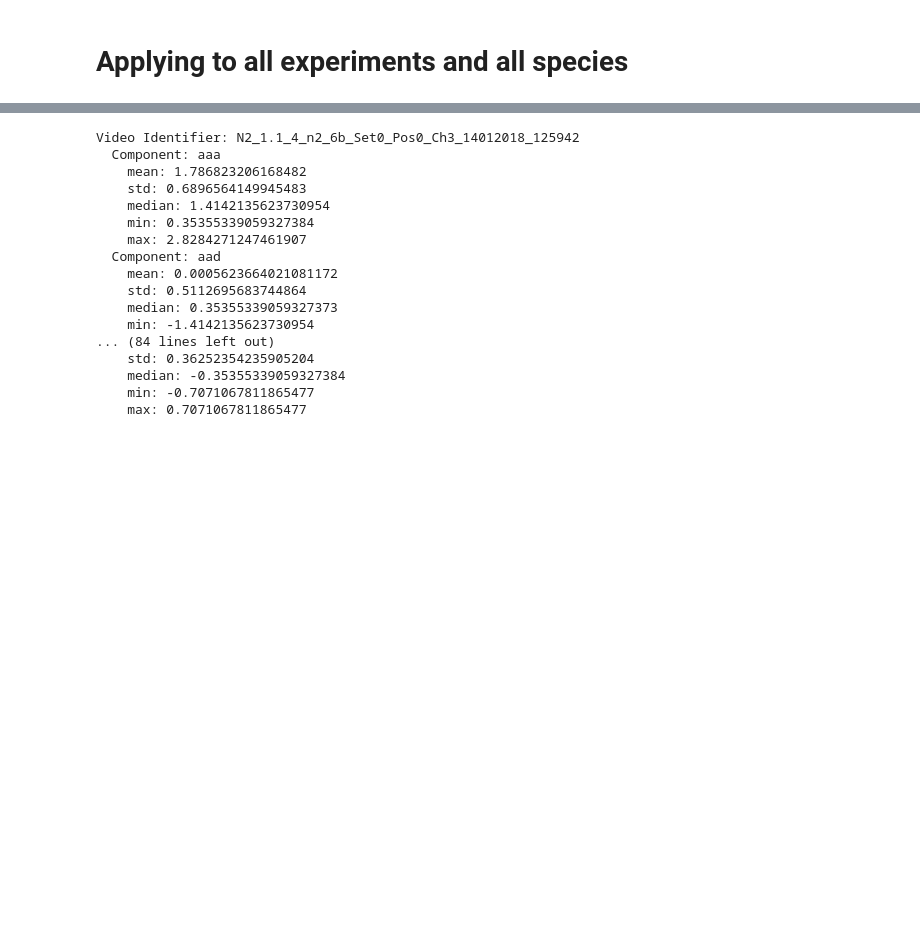
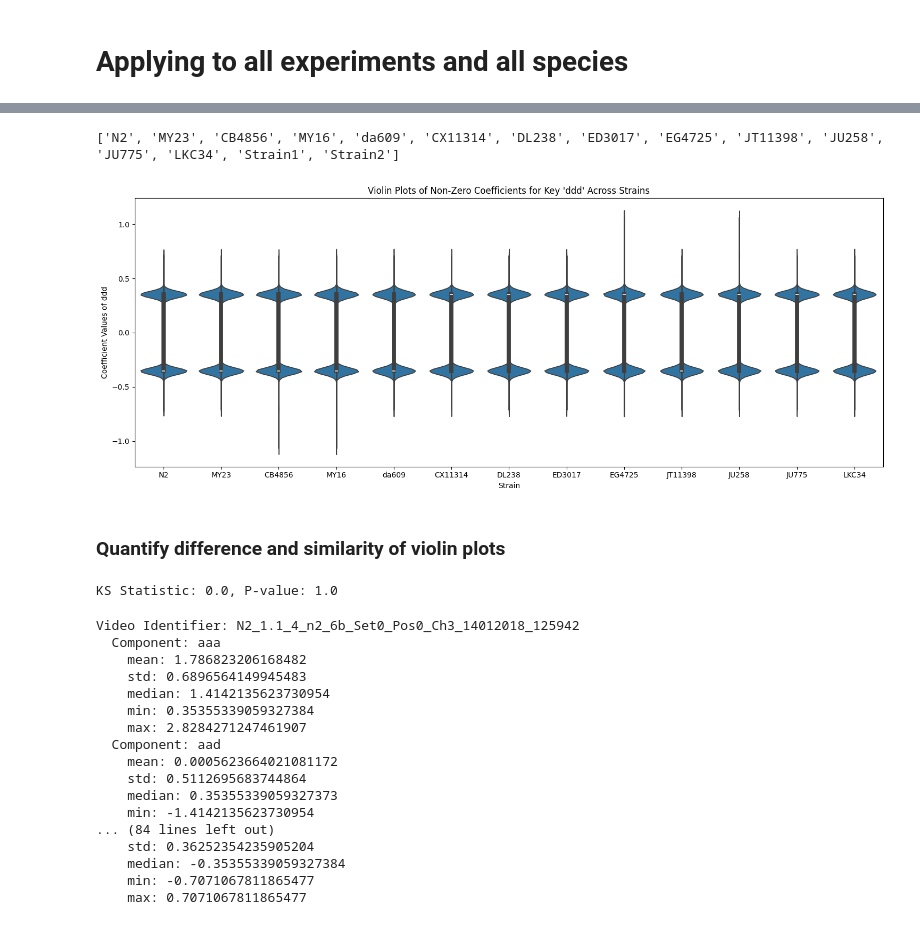
Before and after one commit to erusconiclerici/collectiveNematodes, a Jupyter notebook: Code/Python/wavelet_transform.ipynb, the cells around one changed output, grey strips where cells are left out. Cells and saved outputs as stored; diff of their text form; code cells hidden in the pictures; blank space fills up the shorter version.

Commit message:
violin plots for coeffcients for each strain all in same plot.

```diff
--- a/Code/Python/wavelet_transform.ipynb
+++ b/Code/Python/wavelet_transform.ipynb
@@ -548,3 +533,56 @@ for strain, coeffs in strain_coefficients.items():
+# %%
+strain_names = list(strain_coefficients.keys())
+
+# Print the list of strain names
+print(strain_names)
+# %% [output]
+['N2', 'MY23', 'CB4856', 'MY16', 'da609', 'CX11314', 'DL238', 'ED3017', 'EG4725', 'JT11398', 'JU258', 'JU775', 'LKC34', 'Strain1', 'Strain2']
+# %%
+import matplotlib.pyplot as plt
+import seaborn as sns
+
+# Assuming strain_coefficients is your updated nested dictionary
+# Example: strain_coefficients = {'Strain1': {'aaa': [...], 'aab': [...], ...}, 'Strain2': {...}, ...}
+# Specify the key you are interested in
+key_of_interest = 'ddd'  # Replace with your specific key
+
+# Create a figure for the combined violin plots
+plt.figure(figsize=(15, 6))  # Adjust the figure size as needed
+
+# Concatenate all coefficients of the specific key into a single list and create a corresponding label list
+all_coeffs = []
+labels = []
+for strain, coeffs_by_key in strain_coefficients.items():
+    if key_of_interest in coeffs_by_key:  # Check if the key exists for the strain
+        coeffs = coeffs_by_key[key_of_interest]
+        all_coeffs.extend(coeffs)
+        labels.extend([strain] * len(coeffs))
+
+# Plot the combined violin plot for the specific key
+sns.violinplot(x=labels, y=all_coeffs)
+plt.title(f'Violin Plots of Non-Zero Coefficients for Key \'{key_of_interest}\' Across Strains')
+plt.ylabel(f'Coefficient Values of {key_of_interest}')
+plt.xlabel('Strain')
+
+plt.tight_layout()
+plt.show()
+# %% [output]
+[figure, added]
+# %% [markdown]
+### Quantify difference and similarity of violin plots ###
+# %%
+from scipy.stats import ks_2samp
+
+# Example usage with two distributions from your dataset
+dist1 = strain_coefficients['MY23']['daa']
+dist2 = strain_coefficients['MY23']['daa']
+
+# Perform Kolmogorov-Smirnov test
+ks_stat, ks_p_value = ks_2samp(dist1, dist2)
+
+print(f"KS Statistic: {ks_stat}, P-value: {ks_p_value}")
+# %% [output]
+KS Statistic: 0.0, P-value: 1.0
 # %%
 # Print the structure of all_video_statistics for a couple of entries
 for video_identifier, stats in list(all_video_statistics.items())[:2]:  # Limit to the first 2 videos for brevity
```
Also changed, not shown: parts of 3 cells of this notebook.
